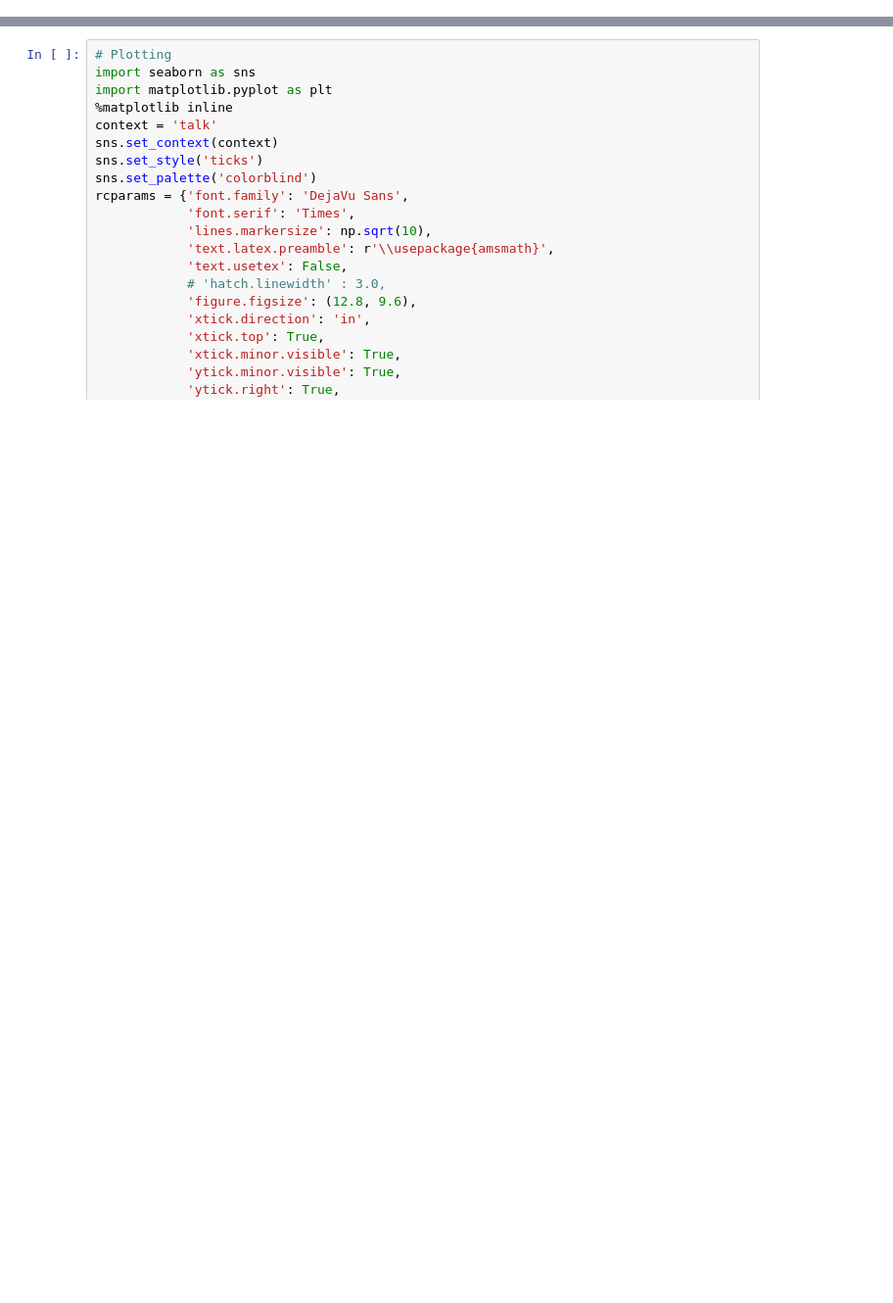
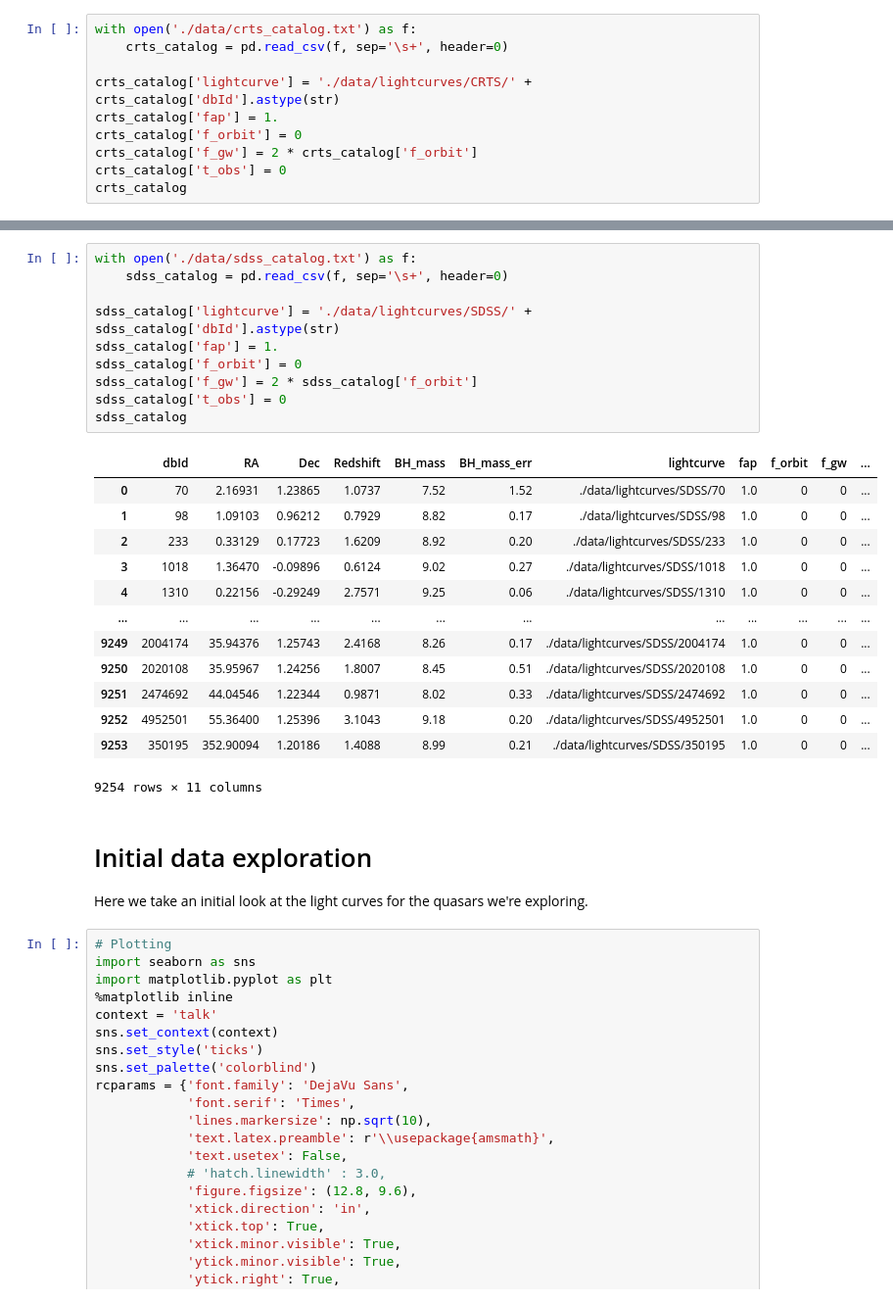
Before and after one commit to jacaseyclyde/gw-school-2022-materials, a Jupyter notebook: project_4/project_4.ipynb, the cells around one changed output, grey strips where cells are left out. Shown at 98% size. Drawn from its saved outputs; the diff is of its cells as text; blank space fills up the shorter version.

```diff
--- a/project_4/project_4.ipynb
+++ b/project_4/project_4.ipynb
@@ -3,0 +21,10 @@ import pandas as pd
+# %%
+with open('./data/crts_catalog.txt') as f:
+    crts_catalog = pd.read_csv(f, sep='\s+', header=0)
+
+crts_catalog['lightcurve'] = './data/lightcurves/CRTS/' + crts_catalog['dbId'].astype(str)
+crts_catalog['fap'] = 1.
+crts_catalog['f_orbit'] = 0
+crts_catalog['f_gw'] = 2 * crts_catalog['f_orbit']
+crts_catalog['t_obs'] = 0
+crts_catalog
@@ -38,3 +71,31 @@ qso_1126057007137
+# %%
+with open('./data/sdss_catalog.txt') as f:
+    sdss_catalog = pd.read_csv(f, sep='\s+', header=0)
+
+sdss_catalog['lightcurve'] = './data/lightcurves/SDSS/' + sdss_catalog['dbId'].astype(str)
+sdss_catalog['fap'] = 1.
+sdss_catalog['f_orbit'] = 0
+sdss_catalog['f_gw'] = 2 * sdss_catalog['f_orbit']
+sdss_catalog['t_obs'] = 0
+sdss_catalog
+# %% [output]
+|  | dbId | RA | Dec | Redshift | BH_mass | BH_mass_err | lightcurve | fap | f_orbit | f_gw | ... |
+| 0 | 70 | 2.16931 | 1.23865 | 1.0737 | 7.52 | 1.52 | ./data/lightcurves/SDSS/70 | 1.0 | 0 | 0 | ... |
+| 1 | 98 | 1.09103 | 0.96212 | 0.7929 | 8.82 | 0.17 | ./data/lightcurves/SDSS/98 | 1.0 | 0 | 0 | ... |
+| 2 | 233 | 0.33129 | 0.17723 | 1.6209 | 8.92 | 0.20 | ./data/lightcurves/SDSS/233 | 1.0 | 0 | 0 | ... |
+| 3 | 1018 | 1.36470 | -0.09896 | 0.6124 | 9.02 | 0.27 | ./data/lightcurves/SDSS/1018 | 1.0 | 0 | 0 | ... |
+| 4 | 1310 | 0.22156 | -0.29249 | 2.7571 | 9.25 | 0.06 | ./data/lightcurves/SDSS/1310 | 1.0 | 0 | 0 | ... |
+| ... | ... | ... | ... | ... | ... | ... | ... | ... | ... | ... | ... |
+| 9249 | 2004174 | 35.94376 | 1.25743 | 2.4168 | 8.26 | 0.17 | ./data/lightcurves/SDSS/2004174 | 1.0 | 0 | 0 | ... |
+| 9250 | 2020108 | 35.95967 | 1.24256 | 1.8007 | 8.45 | 0.51 | ./data/lightcurves/SDSS/2020108 | 1.0 | 0 | 0 | ... |
+| 9251 | 2474692 | 44.04546 | 1.22344 | 0.9871 | 8.02 | 0.33 | ./data/lightcurves/SDSS/2474692 | 1.0 | 0 | 0 | ... |
+| 9252 | 4952501 | 55.36400 | 1.25396 | 3.1043 | 9.18 | 0.20 | ./data/lightcurves/SDSS/4952501 | 1.0 | 0 | 0 | ... |
+| 9253 | 350195 | 352.90094 | 1.20186 | 1.4088 | 8.99 | 0.21 | ./data/lightcurves/SDSS/350195 | 1.0 | 0 | 0 | ... |
+9254 rows × 11 columns
+# %% [markdown]
+# Initial data exploration
+
+Here we take an initial look at the light curves for the quasars we're exploring.
 # %%
 # Plotting
 import seaborn as sns
```
Also changed, not shown: parts of 61 cells of this notebook.
